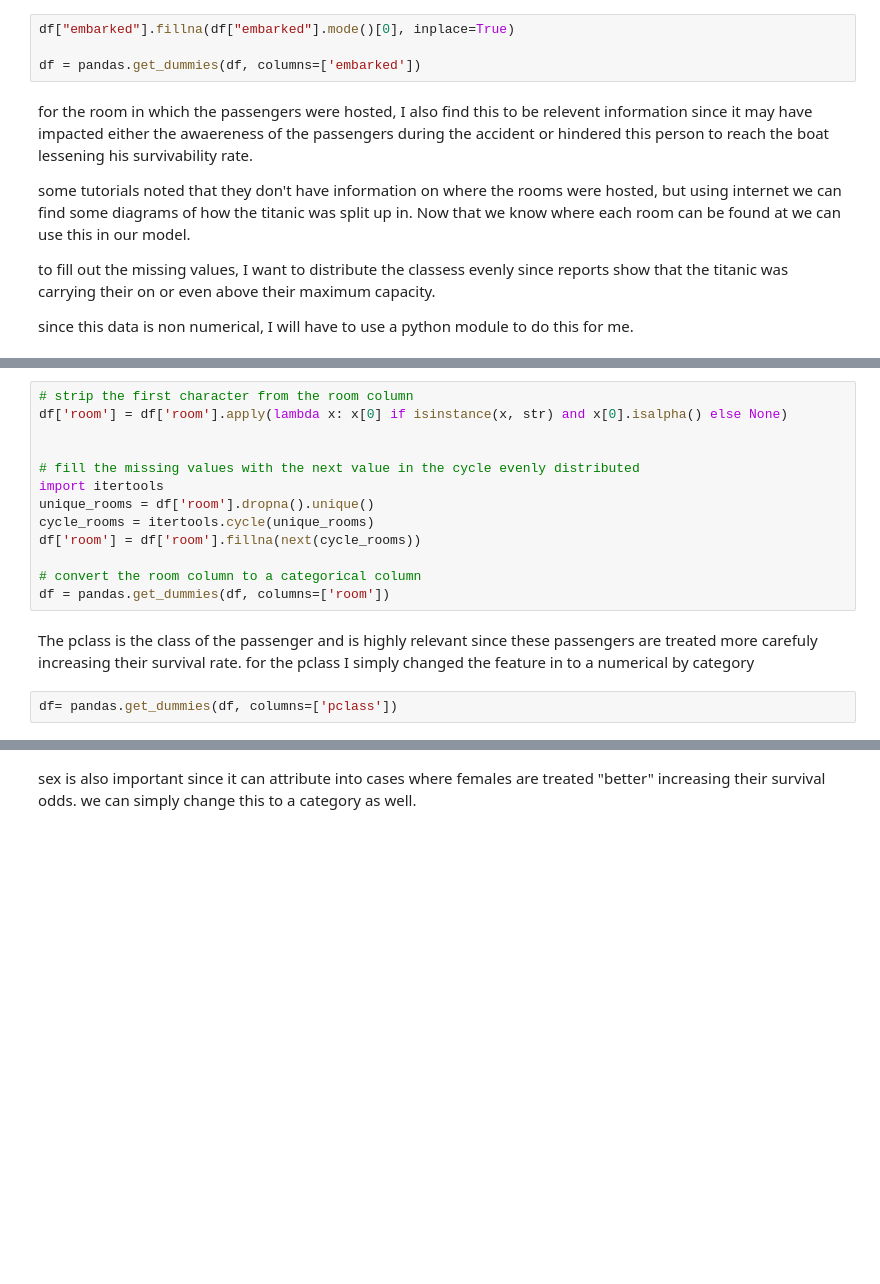
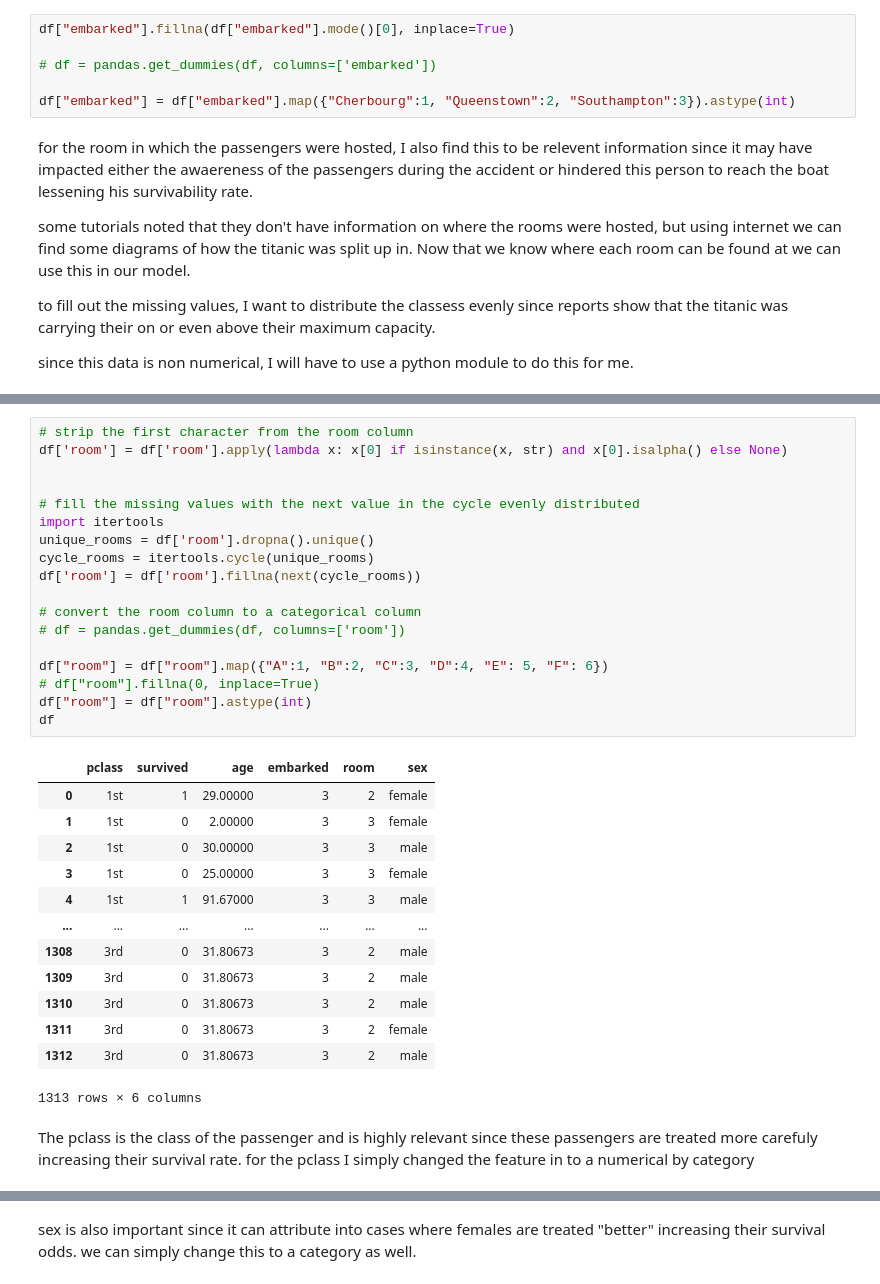
Before and after one commit to kerimcanguney/AI-Exercises, a Jupyter notebook: titanic/titanic 2.ipynb, the cells around one changed output, grey strips where cells are left out. Cells and saved outputs as stored; diff of their text form; blank space fills up the shorter version.

```diff
--- a/titanic/titanic 2.ipynb
+++ b/titanic/titanic 2.ipynb
@@ -109,7 +109,9 @@ for the feature embarked we can do the following options
 # %%
 df["embarked"].fillna(df["embarked"].mode()[0], inplace=True)
 
-df = pandas.get_dummies(df, columns=['embarked'])
+# df = pandas.get_dummies(df, columns=['embarked'])
+
+df["embarked"] = df["embarked"].map({"Cherbourg":1, "Queenstown":2, "Southampton":3}).astype(int)
 # %% [markdown]
 for the room in which the passengers were hosted, I also find this to be relevent information since it may have impacted either the awaereness of the passengers during the accident or hindered this person to reach the boat lessening his survivability rate.
 
@@ -123,18 +125,35 @@ since this data is non numerical, I will have to use a python module to do this
 # %%
 # strip the first character from the room column
 df['room'] = df['room'].apply(lambda x: x[0] if isinstance(x, str) and x[0].isalpha() else None)
 
 
 # fill the missing values with the next value in the cycle evenly distributed
 import itertools
 unique_rooms = df['room'].dropna().unique()
 cycle_rooms = itertools.cycle(unique_rooms)
 df['room'] = df['room'].fillna(next(cycle_rooms))
 
 # convert the room column to a categorical column
-df = pandas.get_dummies(df, columns=['room'])
+# df = pandas.get_dummies(df, columns=['room'])
+
+df["room"] = df["room"].map({"A":1, "B":2, "C":3, "D":4, "E": 5, "F": 6})
+# df["room"].fillna(0, inplace=True)
+df["room"] = df["room"].astype(int)
+df
+# %% [output]
+|  | pclass | survived | age | embarked | room | sex |
+| 0 | 1st | 1 | 29.00000 | 3 | 2 | female |
+| 1 | 1st | 0 | 2.00000 | 3 | 3 | female |
+| 2 | 1st | 0 | 30.00000 | 3 | 3 | male |
+| 3 | 1st | 0 | 25.00000 | 3 | 3 | female |
+| 4 | 1st | 1 | 91.67000 | 3 | 3 | male |
+| ... | ... | ... | ... | ... | ... | ... |
+| 1308 | 3rd | 0 | 31.80673 | 3 | 2 | male |
+| 1309 | 3rd | 0 | 31.80673 | 3 | 2 | male |
+| 1310 | 3rd | 0 | 31.80673 | 3 | 2 | male |
+| 1311 | 3rd | 0 | 31.80673 | 3 | 2 | female |
+| 1312 | 3rd | 0 | 31.80673 | 3 | 2 | male |
+1313 rows × 6 columns
 # %% [markdown]
 The pclass is the class of the passenger and is highly relevant since these passengers are treated more carefuly increasing their survival rate.
 for the pclass I simply changed the feature in to a numerical by category
-# %%
-df= pandas.get_dummies(df, columns=['pclass'])
```
Also changed, not shown: parts of 19 cells of this notebook, 1 other file.
